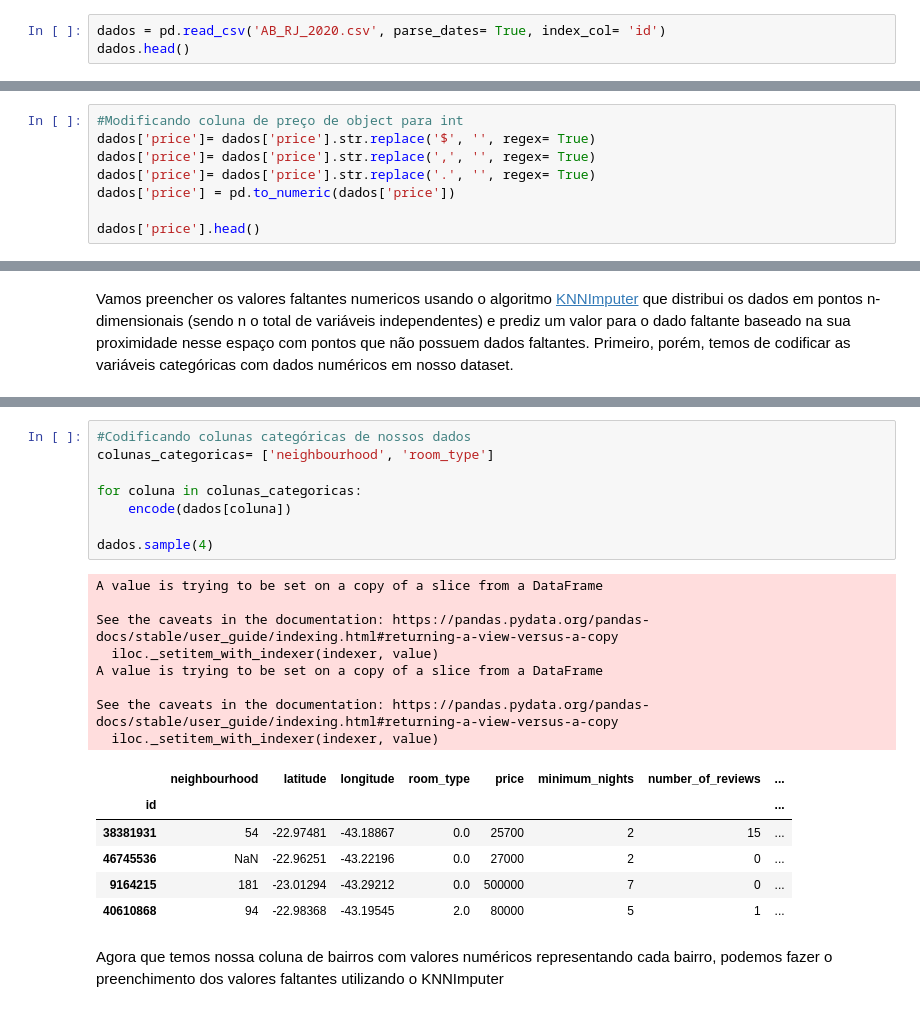
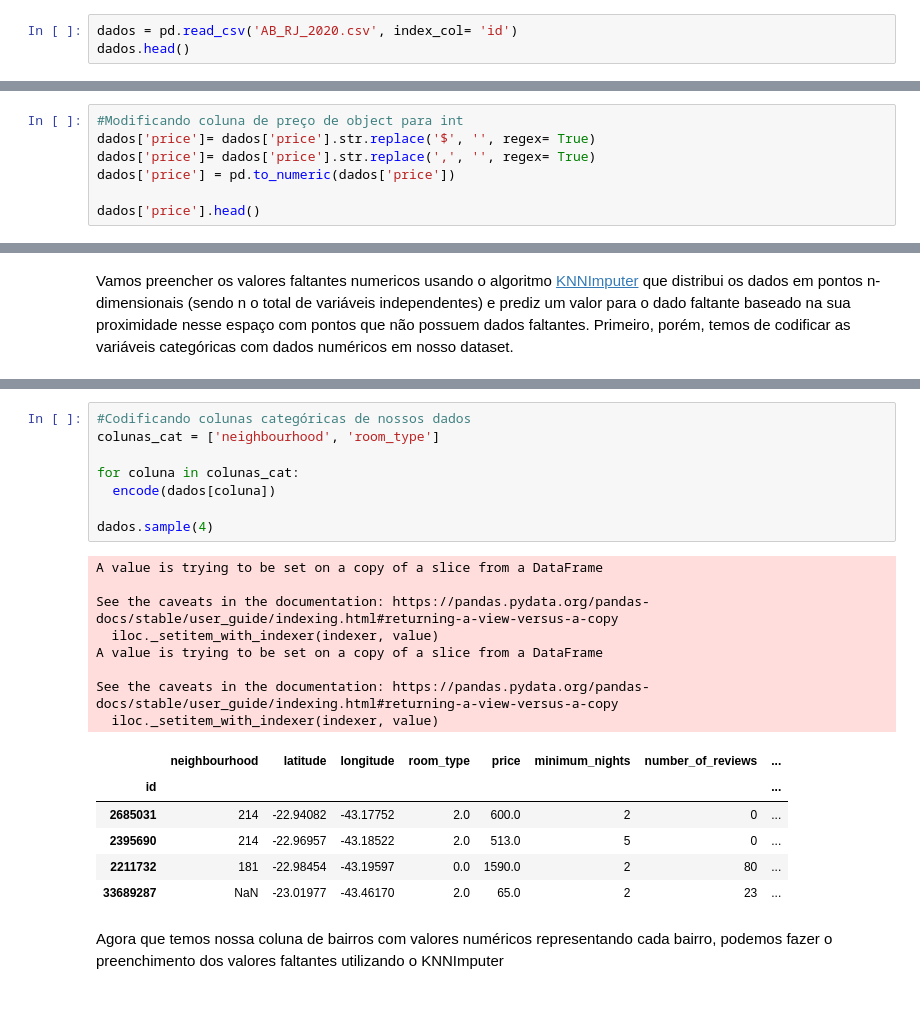
Before and after one commit to Fabiano23/digital_house, a Jupyter notebook: Módulo2/M2A32-REGRESSAO_LINEAR_IV/M2A32_PRATICA_INDEPENDENTE_REGRESSAO_LINEAR_IV.ipynb, the cells around one changed output, grey strips where cells are left out. Cells and saved outputs as stored; diff of their text form.

```diff
--- a/Módulo2/M2A32-REGRESSAO_LINEAR_IV/M2A32_PRATICA_INDEPENDENTE_REGRESSAO_LINEAR_IV.ipynb
+++ b/Módulo2/M2A32-REGRESSAO_LINEAR_IV/M2A32_PRATICA_INDEPENDENTE_REGRESSAO_LINEAR_IV.ipynb
@@ -52,7 +91,7 @@ def EDA (df):
 # %% [markdown]
 #### Exercício 1 - Realize uma análise exploratória nos dados abertos do AirBNB para a cidade do Rio de Janeiro.
 # %%
-dados = pd.read_csv('AB_RJ_2020.csv', parse_dates= True, index_col= 'id')
+dados = pd.read_csv('AB_RJ_2020.csv', index_col= 'id')
 dados.head()
 # %% [output]
 |  | name | host_id | host_name | neighbourhood | latitude | longitude | room_type | price | minimum_nights | ... |
@@ -156,7 +177,6 @@ Vamos transformar a coluna price de object para int
 #Modificando coluna de preço de object para int
 dados['price']= dados['price'].str.replace('$', '', regex= True)
 dados['price']= dados['price'].str.replace(',', '', regex= True)
-dados['price']= dados['price'].str.replace('.', '', regex= True)
 dados['price'] = pd.to_numeric(dados['price'])
 
 dados['price'].head()
@@ -188,26 +201,26 @@ def encode(data):
 # %%
 #Codificando colunas categóricas de nossos dados
-colunas_categoricas= ['neighbourhood', 'room_type']
+colunas_cat = ['neighbourhood', 'room_type']
 
-for coluna in colunas_categoricas:
-    encode(dados[coluna])
+for coluna in colunas_cat:
+  encode(dados[coluna])
 
 dados.sample(4)
 # %% [output]
 A value is trying to be set on a copy of a slice from a DataFrame
 
 See the caveats in the documentation: https://pandas.pydata.org/pandas-docs/stable/user_guide/indexing.html#returning-a-view-versus-a-copy
   iloc._setitem_with_indexer(indexer, value)
 A value is trying to be set on a copy of a slice from a DataFrame
 
 See the caveats in the documentation: https://pandas.pydata.org/pandas-docs/stable/user_guide/indexing.html#returning-a-view-versus-a-copy
   iloc._setitem_with_indexer(indexer, value)
 |  | neighbourhood | latitude | longitude | room_type | price | minimum_nights | number_of_reviews | ... |
 | id |  |  |  |  |  |  |  | ... |
-| 38381931 | 54 | -22.97481 | -43.18867 | 0.0 | 25700 | 2 | 15 | ... |
-| 46745536 | NaN | -22.96251 | -43.22196 | 0.0 | 27000 | 2 | 0 | ... |
-| 9164215 | 181 | -23.01294 | -43.29212 | 0.0 | 500000 | 7 | 0 | ... |
-| 40610868 | 94 | -22.98368 | -43.19545 | 2.0 | 80000 | 5 | 1 | ... |
+| 2685031 | 214 | -22.94082 | -43.17752 | 2.0 | 600.0 | 2 | 0 | ... |
+| 2395690 | 214 | -22.96957 | -43.18522 | 2.0 | 513.0 | 5 | 0 | ... |
+| 2211732 | 181 | -22.98454 | -43.19597 | 0.0 | 1590.0 | 2 | 80 | ... |
+| 33689287 | NaN | -23.01977 | -43.46170 | 2.0 | 65.0 | 2 | 23 | ... |
 # %% [markdown]
 Agora que temos nossa coluna de bairros com valores numéricos representando cada bairro, podemos fazer o preenchimento dos valores faltantes utilizando o KNNImputer
 # %%
```
Also changed, not shown: parts of 41 cells of this notebook.
